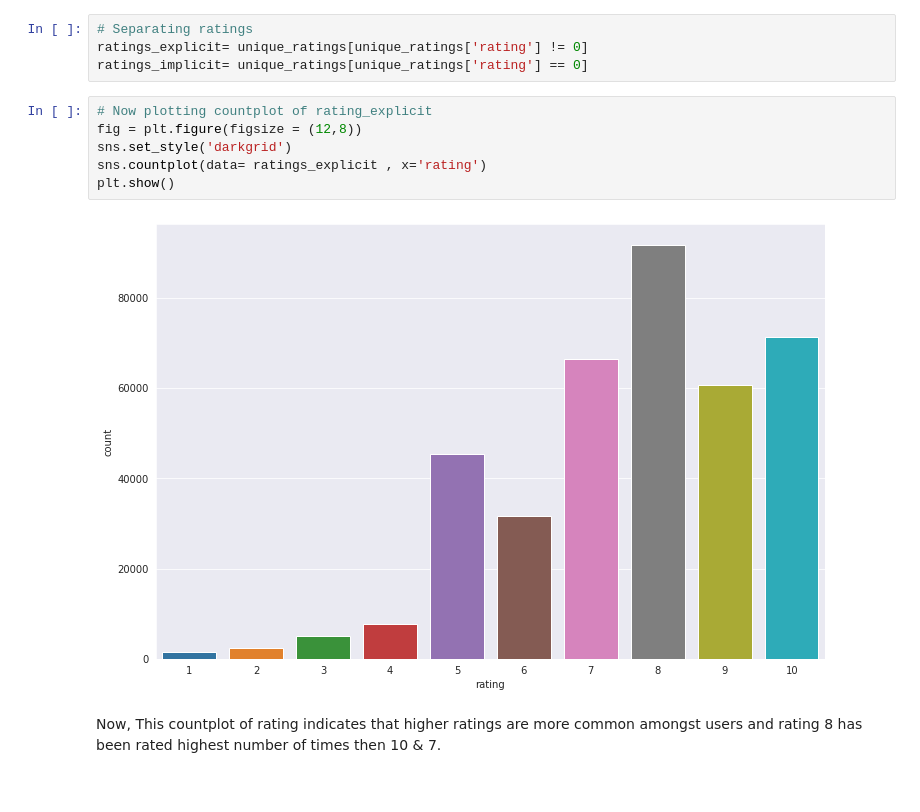
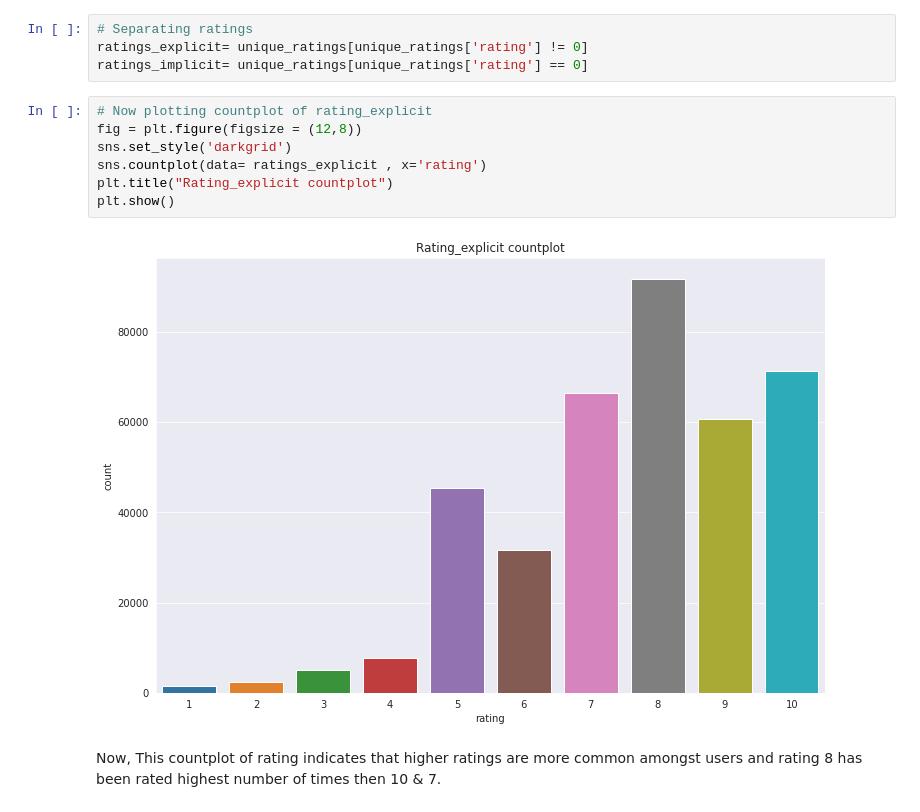
Before and after one commit to saurabh423/Book-Recommendation-System, a Jupyter notebook: Book_Recommendation_System_Capstone_Project.ipynb, the cells around one changed output. Saved outputs shown, nothing was run; the diff lists cells and outputs as text.

```diff
--- a/Book_Recommendation_System_Capstone_Project.ipynb
+++ b/Book_Recommendation_System_Capstone_Project.ipynb
@@ -562,11 +573,12 @@ ratings_implicit= unique_ratings[unique_ratings['rating'] == 0]
 # %%
 # Now plotting countplot of rating_explicit
 fig = plt.figure(figsize = (12,8))
 sns.set_style('darkgrid')
 sns.countplot(data= ratings_explicit , x='rating')
+plt.title("Rating_explicit countplot")
 plt.show()
 # %% [output]
-[figure, old version]
+[figure, new version]
 # %% [markdown]
 Now, This countplot of rating indicates that higher ratings are more common amongst users and rating 8 has been rated highest number of times then 10 & 7.
 # %% [markdown]
```
Also changed, not shown: parts of 8 cells of this notebook.
